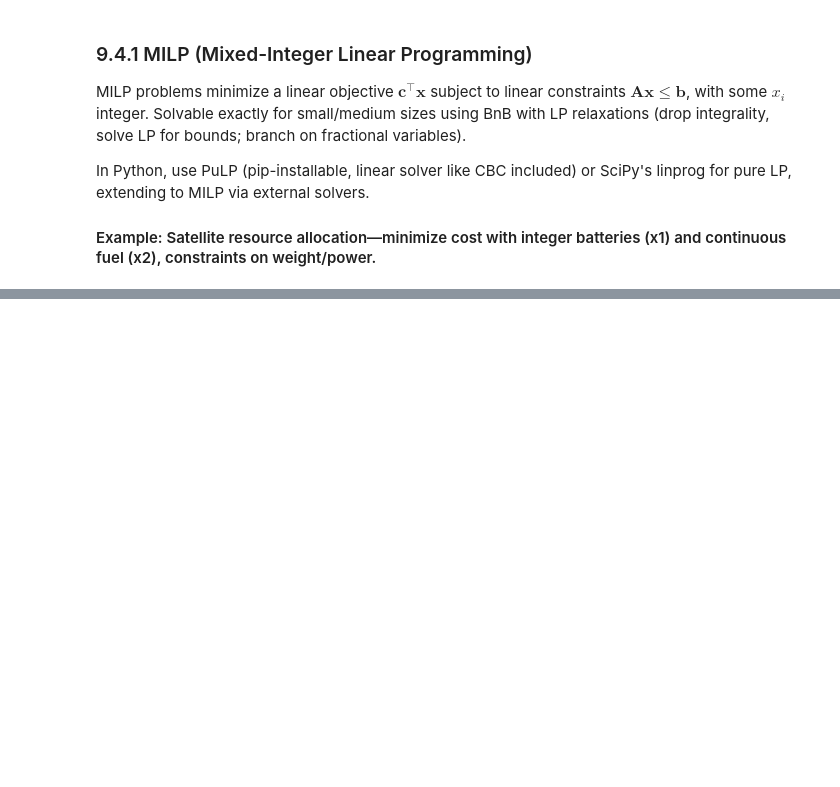
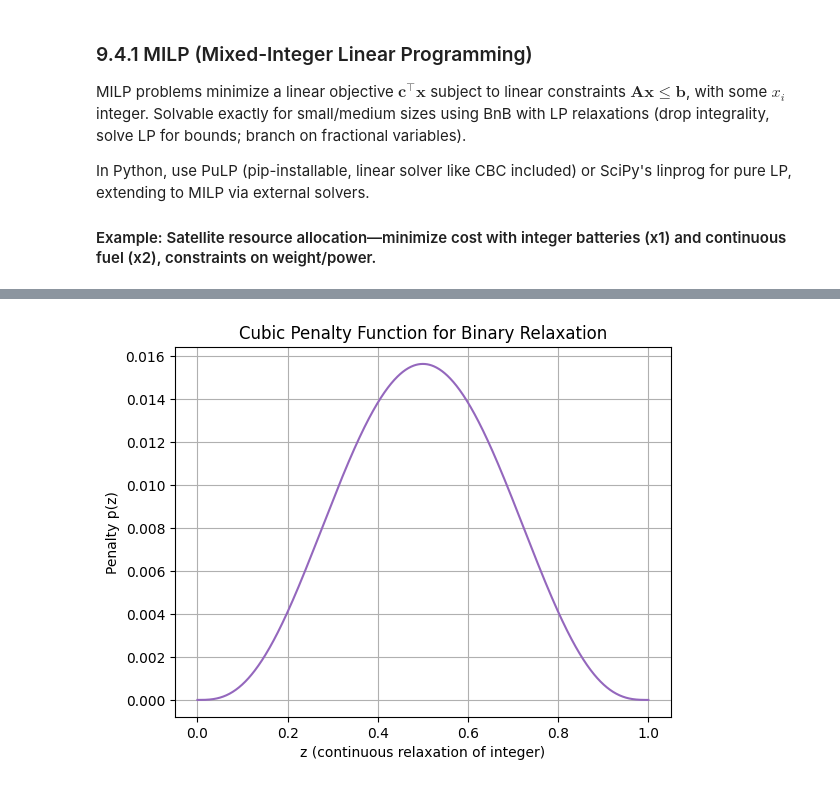
Before and after one commit to Leibniz-IWT/comp_eng, a Jupyter notebook: notebooks/09_optimisation-global.ipynb, the cells around one changed output, grey strips where cells are left out. Cells and saved outputs as stored; diff of their text form; code cells hidden in the pictures; blank space fills up the shorter version.

```diff
--- a/notebooks/09_optimisation-global.ipynb
+++ b/notebooks/09_optimisation-global.ipynb
@@ -1026,0 +1099,18 @@ Brief on relaxation methods for bounding/solving MINLPs: Relaxations provide val
+# %%
+import numpy as np
+import matplotlib.pyplot as plt
+
+def penalty(z, lambda_=1.0):
+    return lambda_ * (z * (1 - z))**3
+
+z = np.linspace(0, 1, 1000)
+p = penalty(z)
+
+plt.plot(z, p, color='tab:purple')
+plt.title('Cubic Penalty Function for Binary Relaxation')
+plt.xlabel('z (continuous relaxation of integer)')
+plt.ylabel('Penalty p(z)')
+plt.grid(True)
+plt.show()
+# %% [output]
+[figure, added]
```
Also changed, not shown: parts of 9 cells of this notebook.
